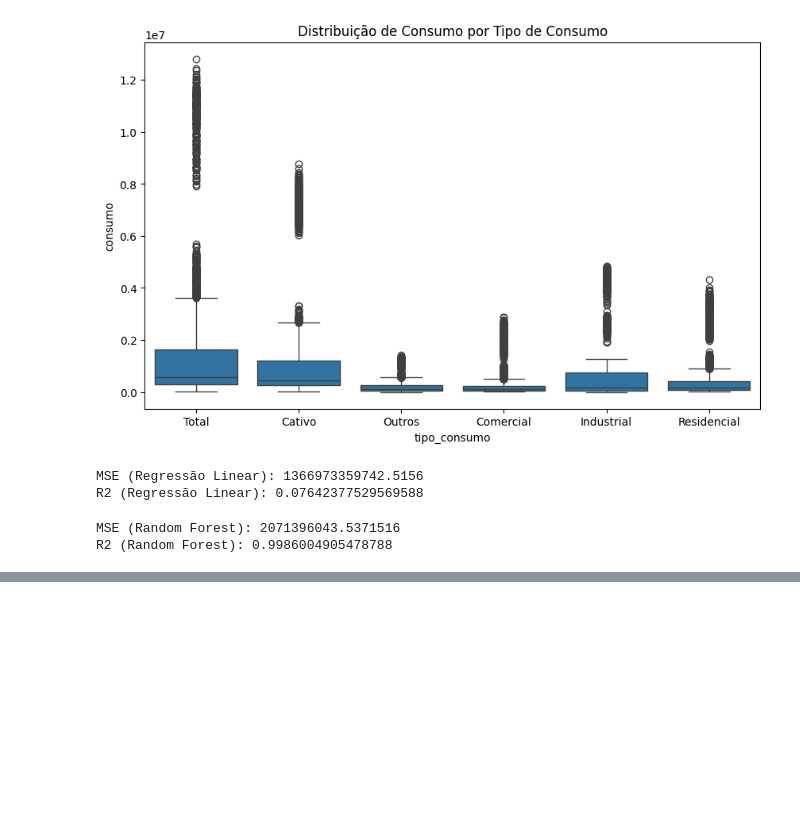
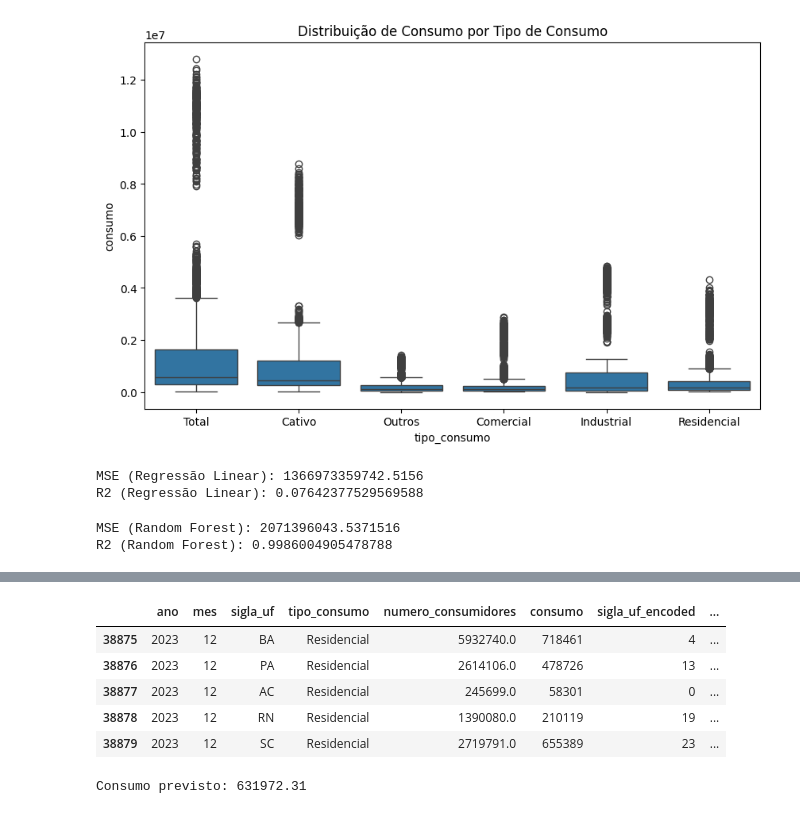
Before and after one commit to VCleitoso/N3_analise_pred, a Jupyter notebook: N3.ipynb, the cells around one changed output, grey strips where cells are left out. Cells and saved outputs as stored; diff of their text form; code cells hidden in the pictures; blank space fills up the shorter version.

```diff
--- a/N3.ipynb
+++ b/N3.ipynb
@@ -140,0 +161,24 @@ R2 (Random Forest): 0.9986004905478788
+# %%
+df.tail()
+# %% [output]
+|  | ano | mes | sigla_uf | tipo_consumo | numero_consumidores | consumo | sigla_uf_encoded | ... |
+| 38875 | 2023 | 12 | BA | Residencial | 5932740.0 | 718461 | 4 | ... |
+| 38876 | 2023 | 12 | PA | Residencial | 2614106.0 | 478726 | 13 | ... |
+| 38877 | 2023 | 12 | AC | Residencial | 245699.0 | 58301 | 0 | ... |
+| 38878 | 2023 | 12 | RN | Residencial | 1390080.0 | 210119 | 19 | ... |
+| 38879 | 2023 | 12 | SC | Residencial | 2719791.0 | 655389 | 23 | ... |
+# %%
+# Dados de entrada para previsão
+novos_dados = pd.DataFrame({
+    'ano': [2023],
+    'mes': [12],
+    'sigla_uf_encoded': [23],  # Codificando o estado
+    'tipo_consumo_encoded': [4],  # Codificando o tipo de consumo
+    'numero_consumidores': [2719791.0]
+})
+
+# Prevendo o consumo para os novos dados
+consumo_predito = model_rf.predict(novos_dados)
+print(f'Consumo previsto: {consumo_predito[0]}')
+# %% [output]
+Consumo previsto: 631972.31
```
Also changed, not shown: parts of 2 cells of this notebook.
